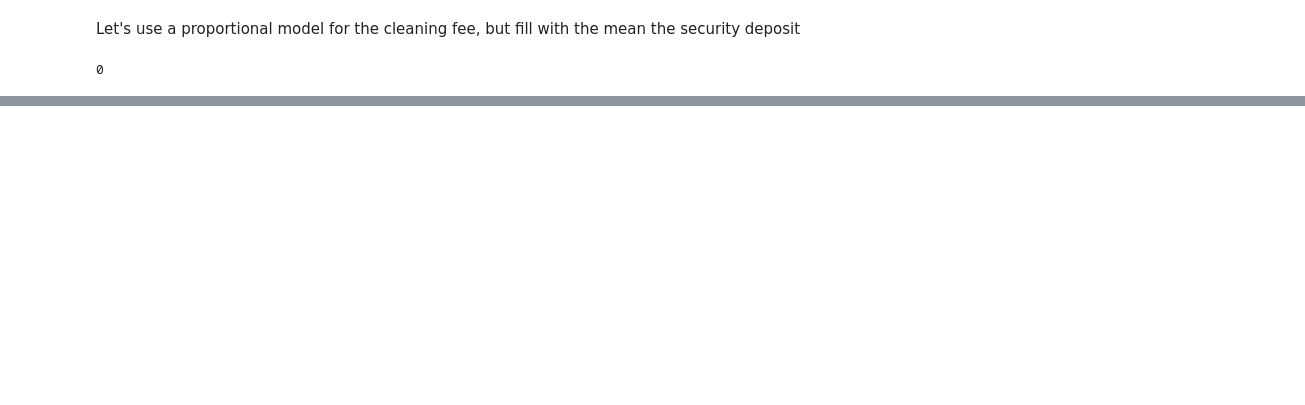
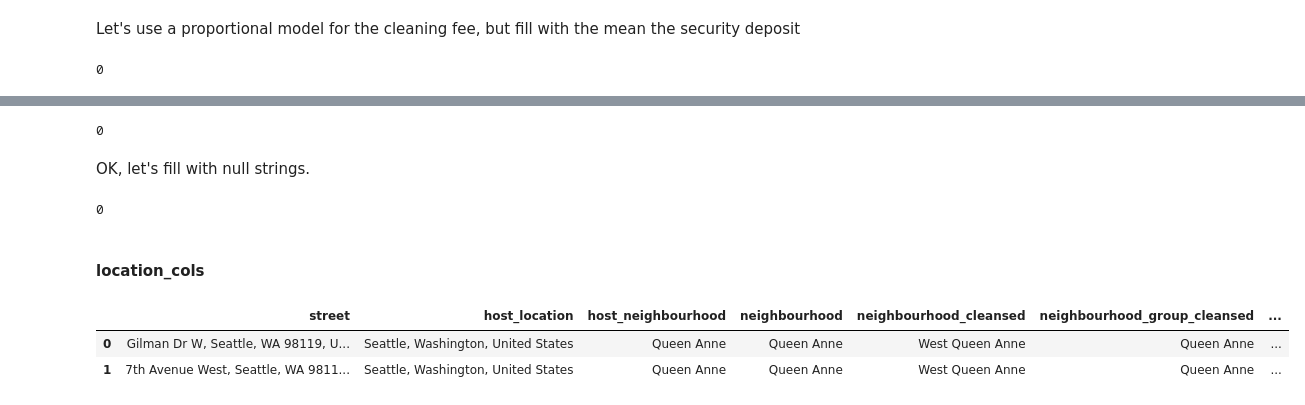
Before and after one commit to mtasende/airbnb-analysis, a Jupyter notebook: notebooks/001-mt-first-look-at-the-data.ipynb, the cells around one changed output, grey strips where cells are left out. Drawn from its saved outputs; the diff is of its cells as text; code cells hidden in the pictures; blank space fills up the shorter version.

```diff
--- a/notebooks/001-mt-first-look-at-the-data.ipynb
+++ b/notebooks/001-mt-first-look-at-the-data.ipynb
@@ -1577,0 +1661,4 @@ def fill_price_cols(listings, listing_cols_df):
+# %%
+free_text_cols = get_column_by_kind(listings_cols_df, 'free_text_cols')
+ft_listings = listings[free_text_cols]
+ft_listings.head()
@@ -1577,0 +1693,2 @@ def fill_price_cols(listings, listing_cols_df):
+# %%
+listings[free_text_cols] = listings[free_text_cols].fillna('')
@@ -1577,0 +1716,4 @@ def fill_price_cols(listings, listing_cols_df):
+# %%
+url_cols = get_column_by_kind(listings_cols_df, 'url_cols')
+url_listings = listings[url_cols]
+url_listings.head()
@@ -1577,0 +1741,12 @@ def fill_price_cols(listings, listing_cols_df):
+# %%
+(url_listings == '').sum().sum()
+# %% [output]
+0
+# %% [markdown]
+OK, let's fill with null strings.
+# %%
+listings[url_cols] = listings[url_cols].fillna('')
+# %%
+listings[url_cols].isnull().sum().sum()
+# %% [output]
+0
@@ -1577,0 +1759,10 @@ def fill_price_cols(listings, listing_cols_df):
+# %% [markdown]
+#### location_cols
+# %%
+location_cols = get_column_by_kind(listings_cols_df, 'location_cols')
+location_listings = listings[location_cols]
+location_listings.head(2)
+# %% [output]
+|  | street | host_location | host_neighbourhood | neighbourhood | neighbourhood_cleansed | neighbourhood_group_cleansed | ... |
+| 0 | Gilman Dr W, Seattle, WA 98119, U... | Seattle, Washington, United States | Queen Anne | Queen Anne | West Queen Anne | Queen Anne | ... |
+| 1 | 7th Avenue West, Seattle, WA 9811... | Seattle, Washington, United States | Queen Anne | Queen Anne | West Queen Anne | Queen Anne | ... |
```
Also changed, not shown: parts of 101 cells of this notebook, 8 other files.
